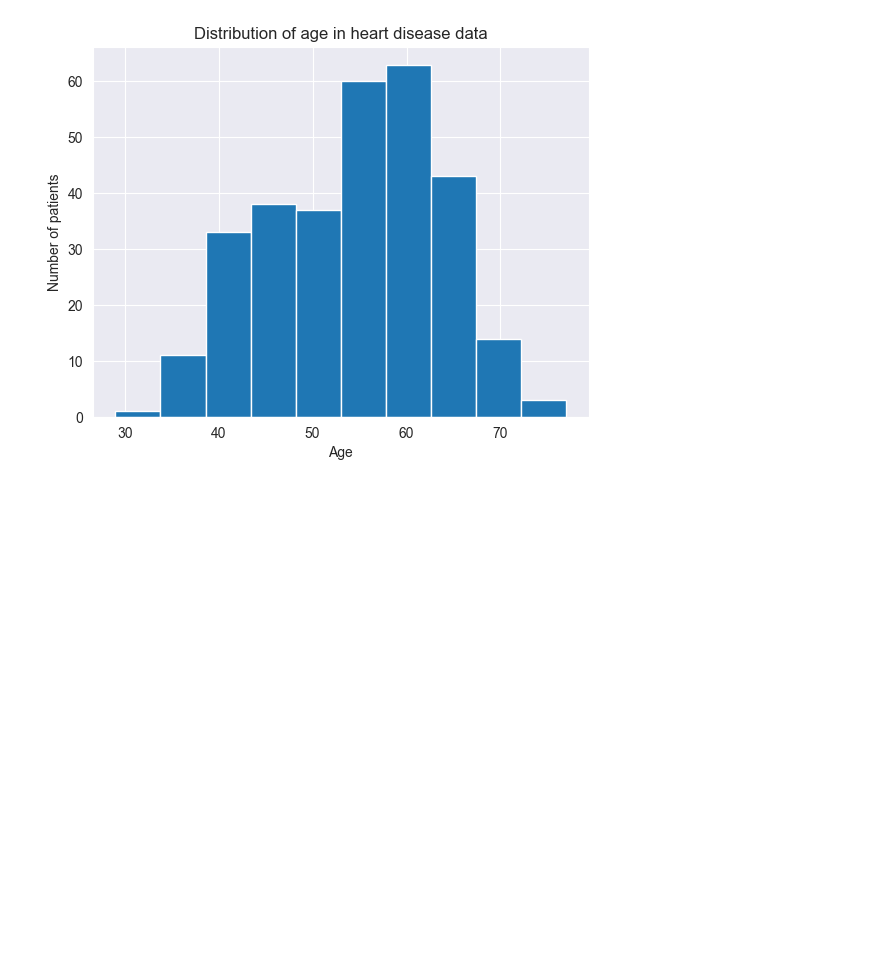
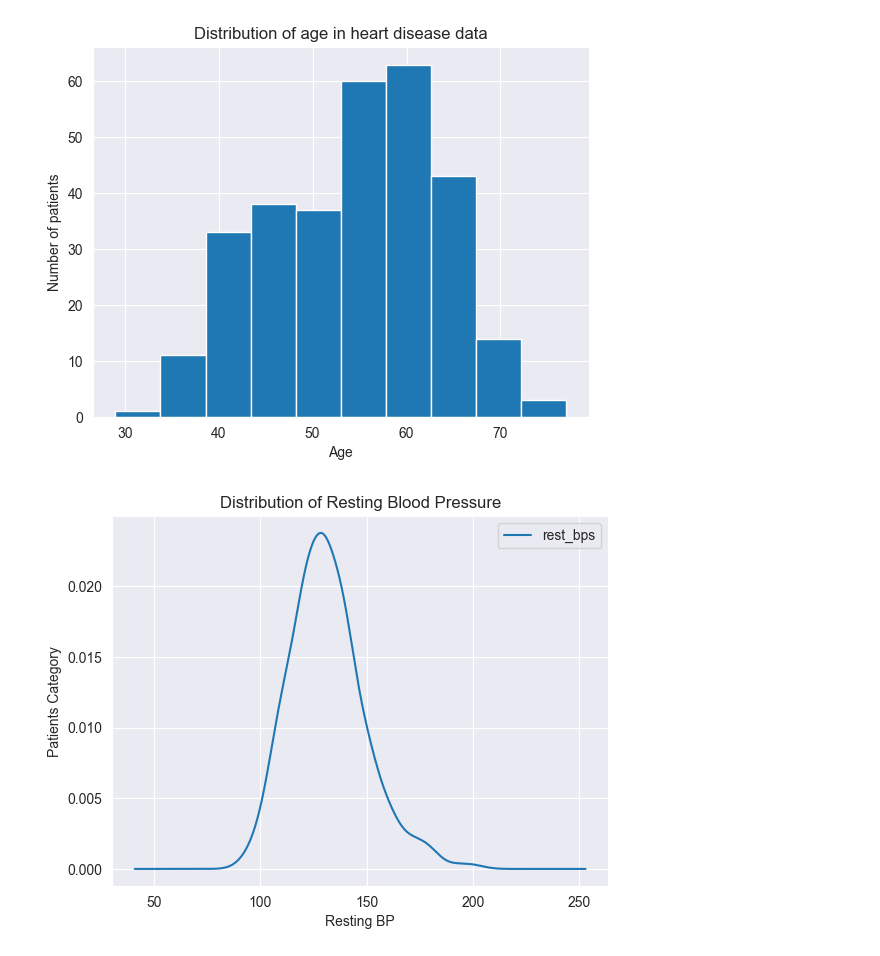
Before and after one commit to AbdurrahmanIdr/Heart_Disease_Prediction, a Jupyter notebook: eda.ipynb, the cells around one changed output. Drawn from its saved outputs; the diff is of its cells as text; code cells hidden in the pictures; blank space fills up the shorter version.

Commit message:
plottings  resting bp

```diff
--- a/eda.ipynb
+++ b/eda.ipynb
@@ -69,3 +69,11 @@ plt.title("Distribution of age in heart disease data")
 plt.show()
 # %% [output]
 [figure]
+# %%
+df[['rest_bps']].plot(kind='kde')
+plt.ylabel('Patients Category')
+plt.xlabel('Resting BP')
+plt.title('Distribution of Resting Blood Pressure')
+plt.show()
+# %% [output]
+[figure, added]
```
